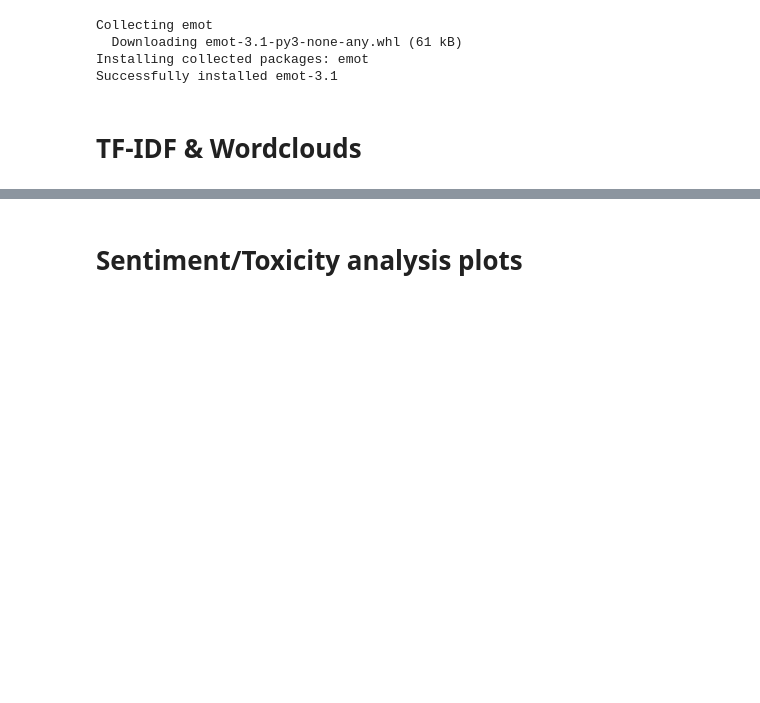
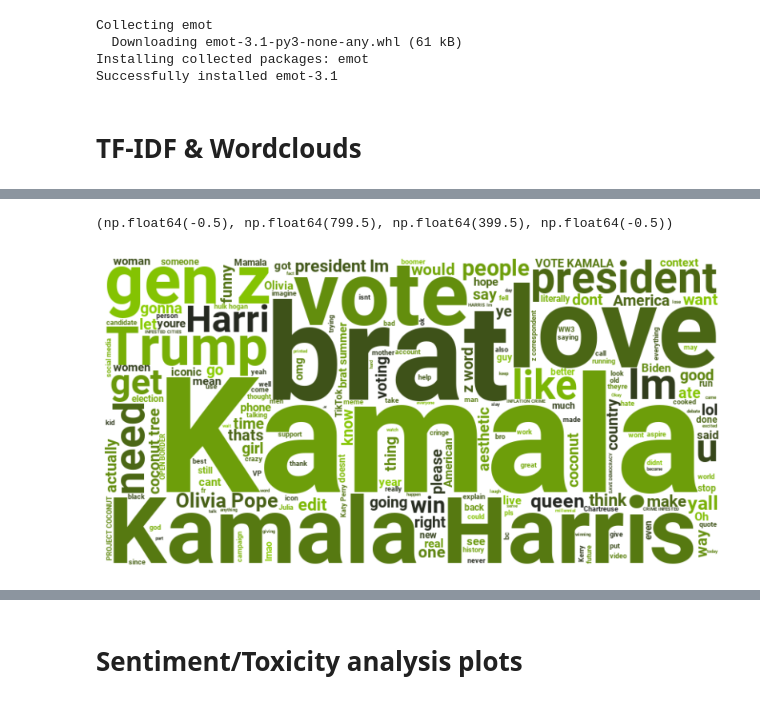
Before and after one commit to pouvoirdasha/sociology_scrapping, a Jupyter notebook: notebooks_stats_finetuning/decriptive_stats_dasha.ipynb, the cells around one changed output, grey strips where cells are left out. Drawn from its saved outputs; the diff is of its cells as text; code cells hidden in the pictures; blank space fills up the shorter version.

```diff
--- a/notebooks_stats_finetuning/decriptive_stats_dasha.ipynb
+++ b/notebooks_stats_finetuning/decriptive_stats_dasha.ipynb
@@ -739,0 +723,30 @@ plt.axis('off')
+# %%
+#on the whole dataset - hoping my computer can handle
+stop_words.add('shes')
+
+# Fusionner tous les commentaires en un seul texte
+all_comments = ' '.join(tiktok['Comment Text'].dropna().astype(str))
+all_comments
+all_comments_cleaned = re.sub(r'@[A-Za-z0-9_]+', '', all_comments)  # Remove @username
+all_comments_cleaned = re.sub(r'[^\x00-\x7F]+', '', all_comments_cleaned)  # Remove non-ASCII
+all_comments_cleaned = re.sub(r'[^\w\s]', '', all_comments_cleaned)
+
+
+
+font_path = '../Roboto-Bold.ttf'
+wordcloud = WordCloud(
+    stopwords=stop_words,
+    colormap = brat_palette,
+    font_path=font_path,
+    background_color='white',
+    width=800,
+    height=400
+).generate(all_comments_cleaned)
+
+# Afficher le WordCloud
+plt.figure(figsize=(10, 5))
+plt.imshow(wordcloud, interpolation='bilinear')
+plt.axis('off')
+# %% [output]
+(np.float64(-0.5), np.float64(799.5), np.float64(399.5), np.float64(-0.5))
+[figure, added]
```
Also changed, not shown: parts of 6 cells of this notebook.
